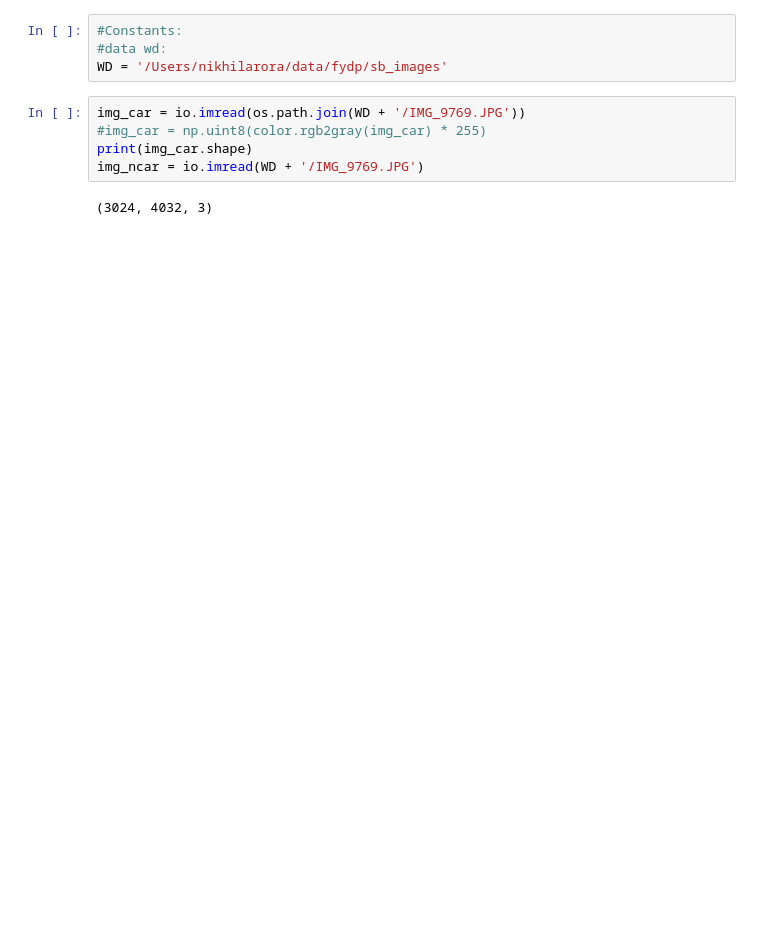
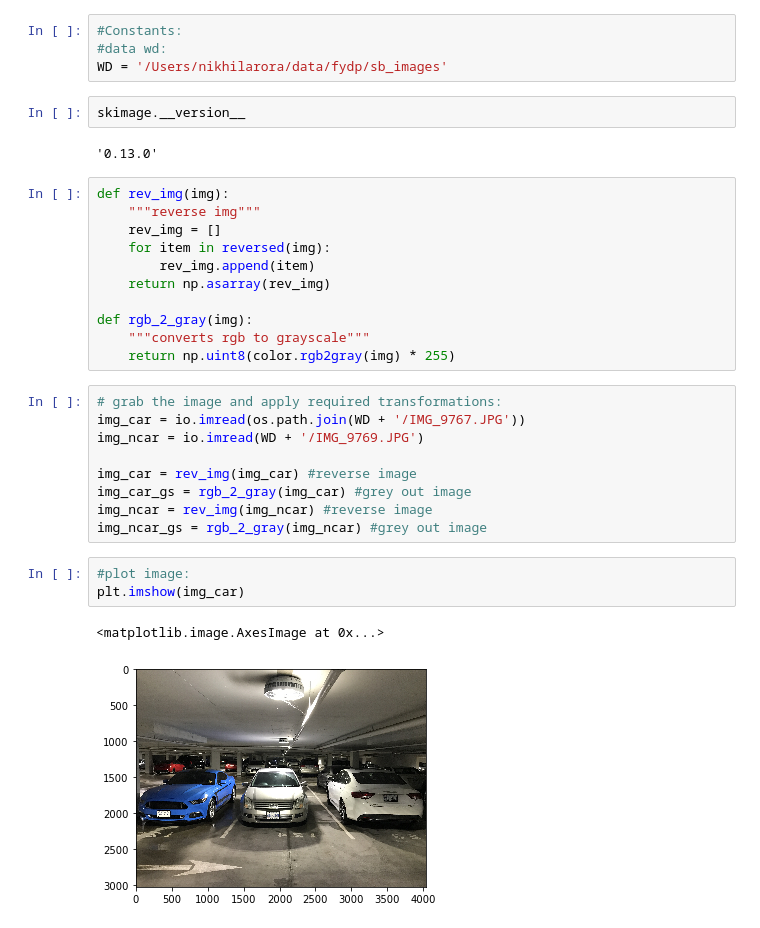
Before and after one commit to NikhilJArora/fydp-codebase, a Jupyter notebook: skimage_test_nb.ipynb, the cells around one changed output. Saved outputs shown, nothing was run; the diff lists cells and outputs as text; blank space fills up the shorter version.

```diff
--- a/skimage_test_nb.ipynb
+++ b/skimage_test_nb.ipynb
@@ -12,10 +15,33 @@ from skimage import io, color, filters
 #Constants:
 #data wd:
 WD = '/Users/nikhilarora/data/fydp/sb_images'
-# %%
-img_car = io.imread(os.path.join(WD + '/IMG_9769.JPG'))
-#img_car = np.uint8(color.rgb2gray(img_car) * 255)
-print(img_car.shape)
-img_ncar = io.imread(WD + '/IMG_9769.JPG')
-# %% [output]
-(3024, 4032, 3)
+# %%
+skimage.__version__
+# %% [output]
+'0.13.0'
+# %%
+def rev_img(img):
+    """reverse img"""
+    rev_img = []
+    for item in reversed(img):
+        rev_img.append(item)
+    return np.asarray(rev_img)
+
+def rgb_2_gray(img):
+    """converts rgb to grayscale"""
+    return np.uint8(color.rgb2gray(img) * 255)
+# %%
+# grab the image and apply required transformations:
+img_car = io.imread(os.path.join(WD + '/IMG_9767.JPG'))
+img_ncar = io.imread(WD + '/IMG_9769.JPG')
+
+img_car = rev_img(img_car) #reverse image
+img_car_gs = rgb_2_gray(img_car) #grey out image
+img_ncar = rev_img(img_ncar) #reverse image
+img_ncar_gs = rgb_2_gray(img_ncar) #grey out image
+# %%
+#plot image:
+plt.imshow(img_car)
+# %% [output]
+<matplotlib.image.AxesImage at 0x...>
+[figure, added]
```
Also changed, not shown: parts of 15 cells of this notebook.
